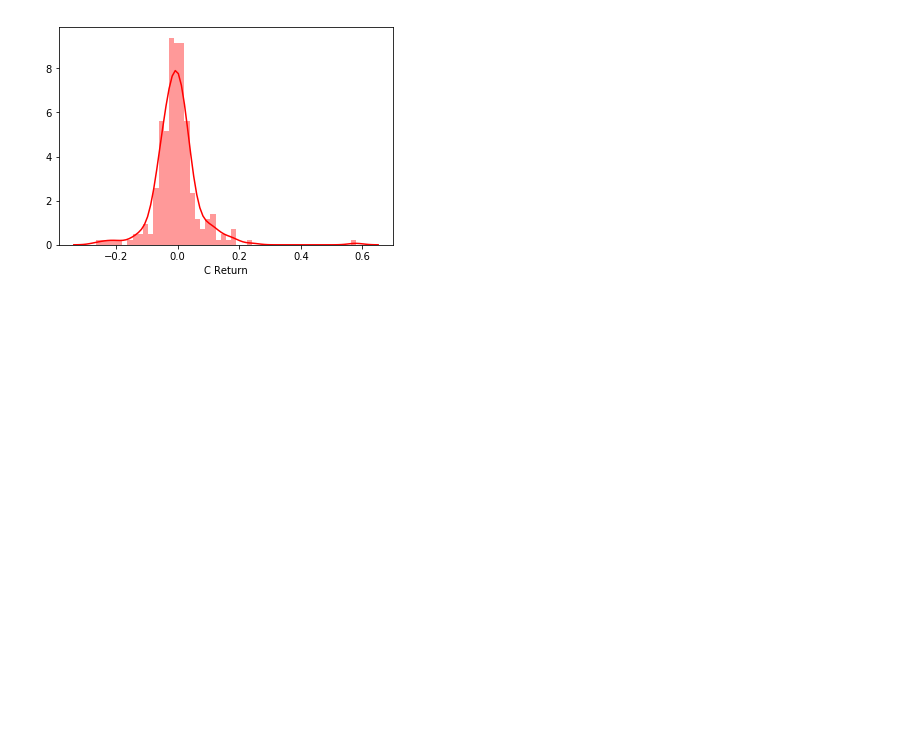
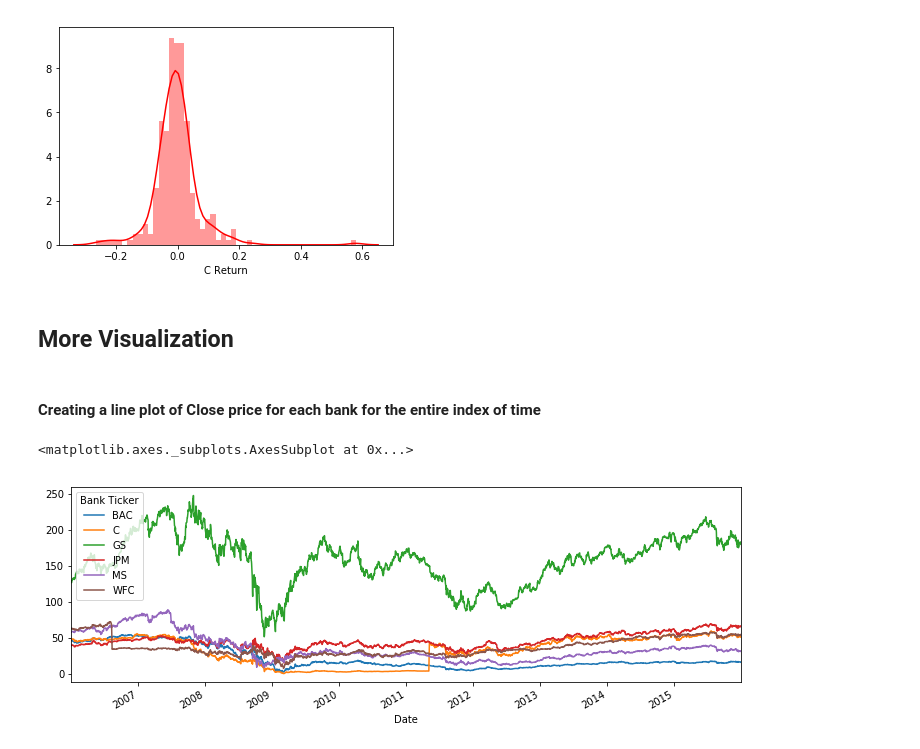
Before and after one commit to chikoungoun/Python-for-Datascience---jportilla, a Jupyter notebook: Finance_Data_Project.ipynb, the cells around one changed output. Cells and saved outputs as stored; diff of their text form; code cells hidden in the pictures; blank space fills up the shorter version.

Commit message:
Plotting. Moving average

```diff
--- a/Finance_Data_Project.ipynb
+++ b/Finance_Data_Project.ipynb
@@ -282,3 +282,12 @@ sns.distplot(returns.ix['2008 01 01' : '2008 12 31']['C Return'],color='red',bin
 # %% [output]
 <matplotlib.axes._subplots.AxesSubplot at 0x...>
 [figure]
+# %% [markdown]
+## More Visualization
+# %% [markdown]
+#### Creating a line plot of Close price for each bank for the entire index of time
+# %%
+bank_stocks.xs(key='Close',axis=1,level='Stock Info').plot(figsize=(12,4))
+# %% [output]
+<matplotlib.axes._subplots.AxesSubplot at 0x...>
+[figure, added]
```
Also changed, not shown: parts of 6 cells of this notebook.
